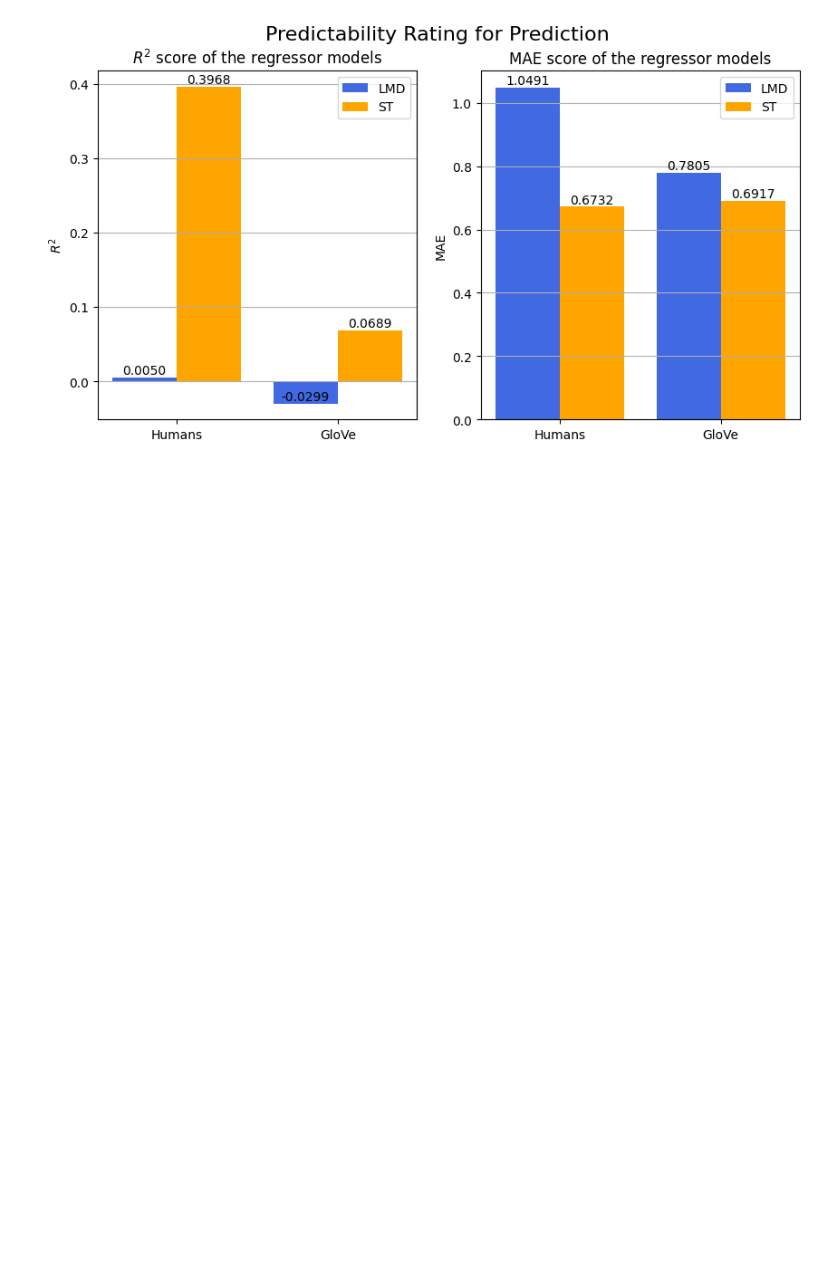
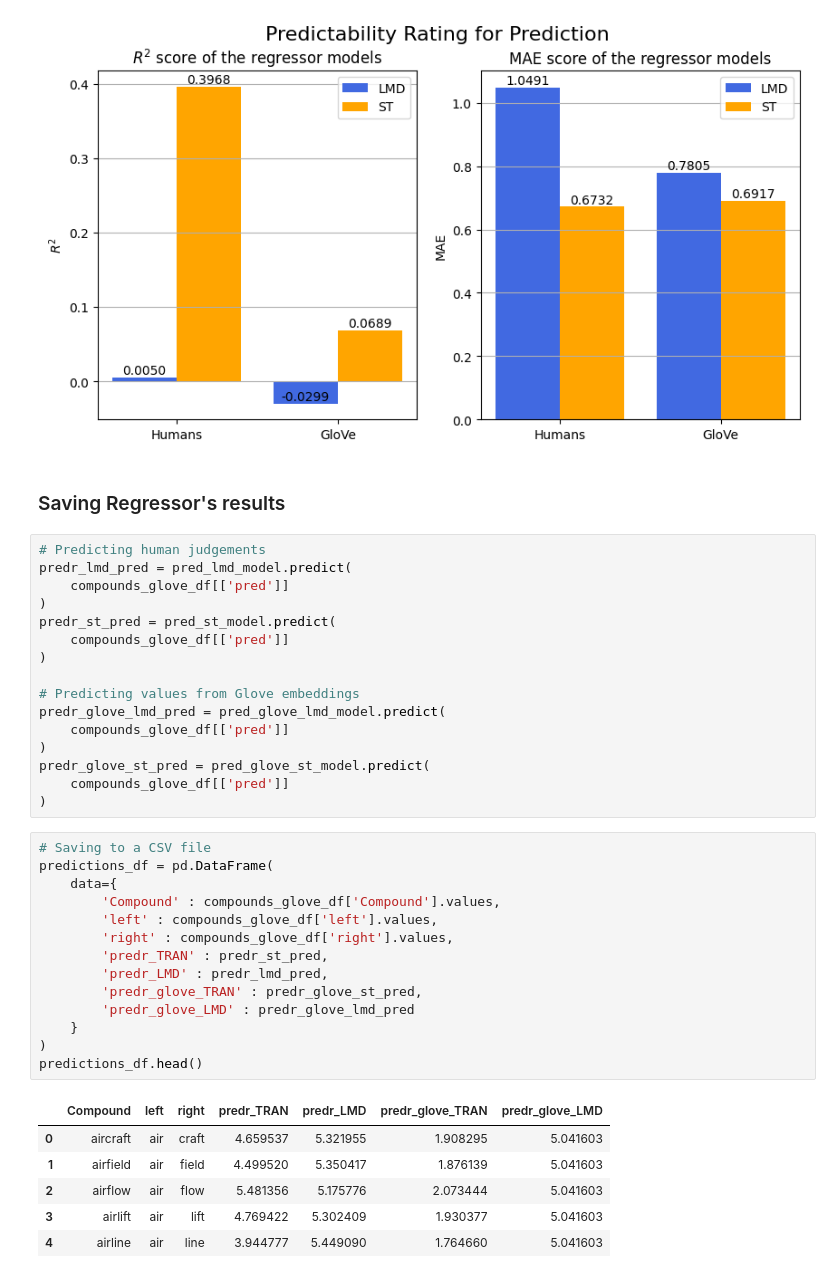
Before and after one commit to PranavAga/compounds-analysis, a Jupyter notebook: predictability.ipynb, the cells around one changed output. Drawn from its saved outputs; the diff is of its cells as text; blank space fills up the shorter version.

```diff
--- a/predictability.ipynb
+++ b/predictability.ipynb
@@ -185,3 +185,42 @@ plt.legend()
 plt.show()
 # %% [output]
 [figure]
+# %% [markdown]
+### Saving Regressor's results
+# %%
+# Predicting human judgements
+predr_lmd_pred = pred_lmd_model.predict(
+    compounds_glove_df[['pred']]
+)
+predr_st_pred = pred_st_model.predict(
+    compounds_glove_df[['pred']]
+)
+
+# Predicting values from Glove embeddings
+predr_glove_lmd_pred = pred_glove_lmd_model.predict(
+    compounds_glove_df[['pred']]
+)
+predr_glove_st_pred = pred_glove_st_model.predict(
+    compounds_glove_df[['pred']]
+)
+# %%
+# Saving to a CSV file
+predictions_df = pd.DataFrame(
+    data={
+        'Compound' : compounds_glove_df['Compound'].values,
+        'left' : compounds_glove_df['left'].values,
+        'right' : compounds_glove_df['right'].values,
+        'predr_TRAN' : predr_st_pred,
+        'predr_LMD' : predr_lmd_pred,
+        'predr_glove_TRAN' : predr_glove_st_pred,
+        'predr_glove_LMD' : predr_glove_lmd_pred
+    }
+)
+predictions_df.head()
+# %% [output]
+|  | Compound | left | right | predr_TRAN | predr_LMD | predr_glove_TRAN | predr_glove_LMD |
+| 0 | aircraft | air | craft | 4.659537 | 5.321955 | 1.908295 | 5.041603 |
+| 1 | airfield | air | field | 4.499520 | 5.350417 | 1.876139 | 5.041603 |
+| 2 | airflow | air | flow | 5.481356 | 5.175776 | 2.073444 | 5.041603 |
+| 3 | airlift | air | lift | 4.769422 | 5.302409 | 1.930377 | 5.041603 |
+| 4 | airline | air | line | 3.944777 | 5.449090 | 1.764660 | 5.041603 |
```
Also changed, not shown: parts of 1 cell of this notebook, 5 other files.
